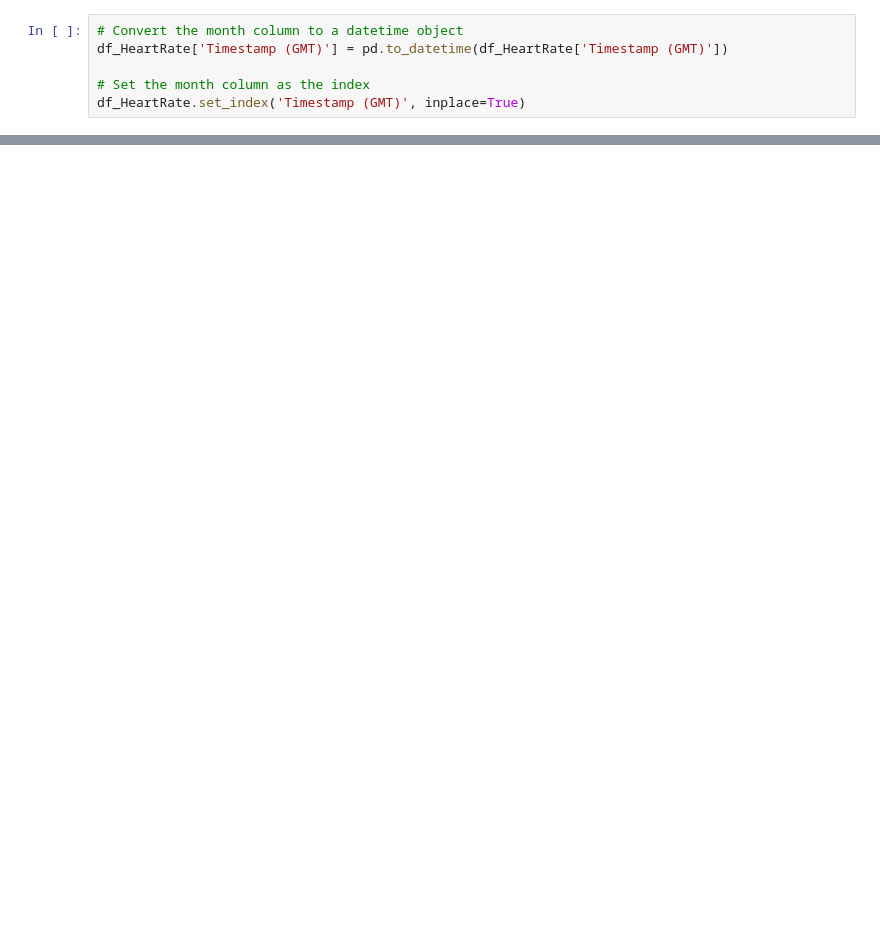
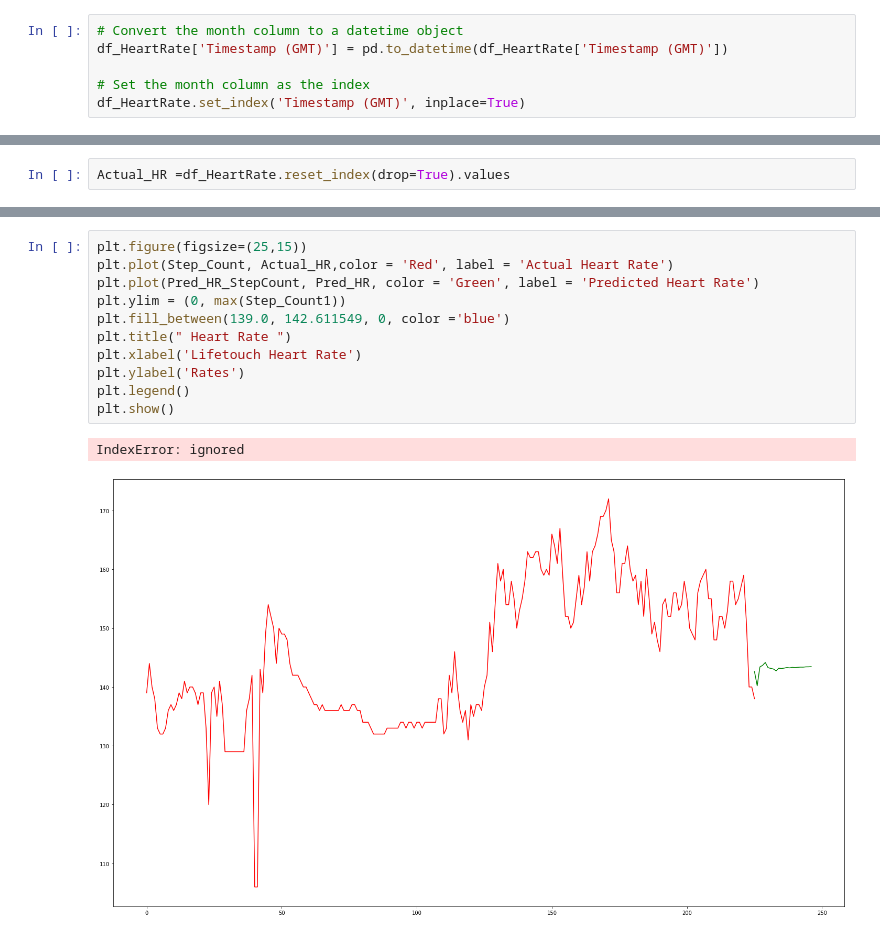
Before and after one commit to harishahamed26/PredictionOfHeartRate, a Jupyter notebook: HeartRatePrediction.ipynb, the cells around one changed output, grey strips where cells are left out. Saved outputs shown, nothing was run; the diff lists cells and outputs as text; blank space fills up the shorter version.

```diff
--- a/HeartRatePrediction.ipynb
+++ b/HeartRatePrediction.ipynb
@@ -223,0 +166,2 @@ Freq: T, dtype: float64
+# %%
+Actual_HR =df_HeartRate.reset_index(drop=True).values
@@ -224,3 +201,17 @@ Freq: T, dtype: float64
+# %%
+plt.figure(figsize=(25,15))
+plt.plot(Step_Count, Actual_HR,color = 'Red', label = 'Actual Heart Rate')
+plt.plot(Pred_HR_StepCount, Pred_HR, color = 'Green', label = 'Predicted Heart Rate')
+plt.ylim = (0, max(Step_Count1))
+plt.fill_between(139.0, 142.611549, 0, color ='blue')
+plt.title(" Heart Rate ")
+plt.xlabel('Lifetouch Heart Rate')
+plt.ylabel('Rates')
+plt.legend()
+plt.show()
+# %% [output]
+IndexError: ignored
+[figure, added]
 # %%
 # Obtain the AIC and BIC
 print('AIC: ', model_fit.aic)
```
Also changed, not shown: parts of 36 cells of this notebook.
